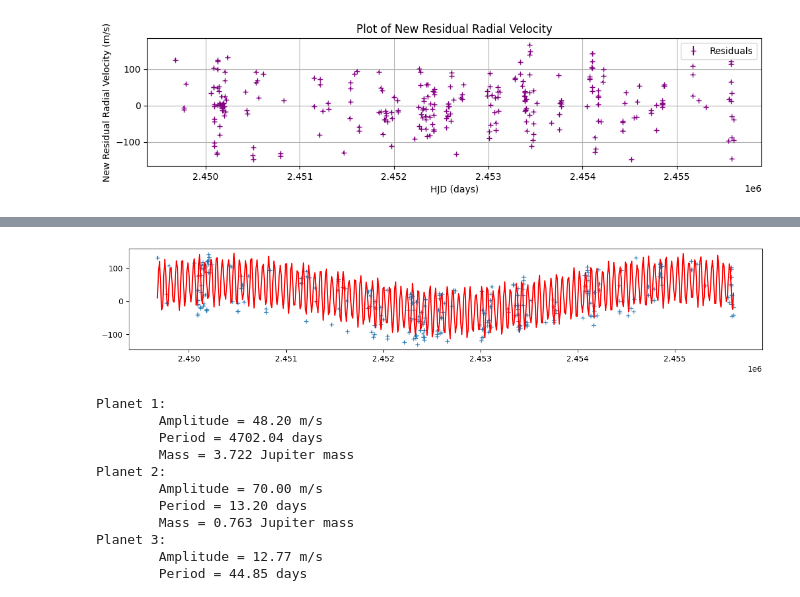
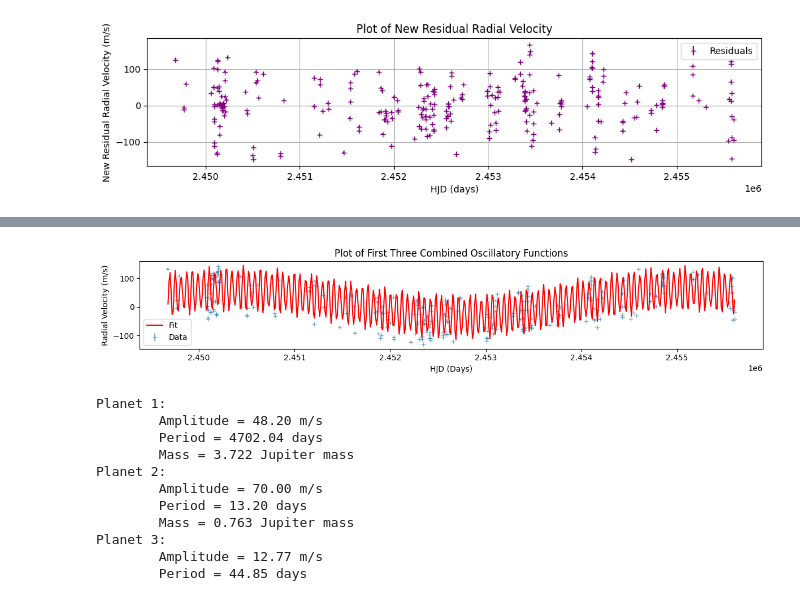
Before and after one commit to jwmckeown007/astr19groupf, a Jupyter notebook: ASTR19_groupF_final.ipynb, the cells around one changed output, grey strips where cells are left out. Cells and saved outputs as stored; diff of their text form; code cells hidden in the pictures.

Commit message:
Added some more labels/titles

```diff
--- a/ASTR19_groupF_final.ipynb
+++ b/ASTR19_groupF_final.ipynb
@@ -465,18 +468,21 @@ Fitted params error
 # %%
 #let's see how the three planet fit looks by plotting it, along with the data
 x_fit = np.linspace(np.min(global_data_unpack[0]), np.max(global_data_unpack[0]), 550)
 y_fit = f_curve(x_fit, *coefficients1) + f_curve(x_fit, *coefficients2) + f_curve(x_fit, *coefficients3)
 
 fig = plt.subplots(1, 1, figsize=(12,2.5))
 
-plt.errorbar(global_data_unpack[0], global_data_unpack[1], global_data_unpack[2], fmt='+', label = 'Data', alpha=0.8, zorder = 1) #data
+plt.errorbar(global_data_unpack[0], global_data_unpack[1], global_data_unpack[2], fmt='+', label = 'Data', alpha=0.5, zorder = 1) #data
 plt.plot(x_fit, y_fit, 'r-', label='Fit', zorder = 2)
-
+plt.ylabel('Radial Velocity (m/s)')
+plt.xlabel('HJD (Days)')
+plt.legend()
+plt.title('Plot of First Three Combined Oscillatory Functions')
 #plt.xlim(2.452e6, 2.4525e6)
 plt.tight_layout()
 plt.show()
 # %% [output]
-[figure, old version]
+[figure, new version]
 # %%
 def calculate_exoplanet_mass(K, P, Ms):
     return (K / 28.4) * ((P / 365)**(1/3)) * ((Ms)**(2/3))
```
Also changed, not shown: parts of 14 cells of this notebook.
